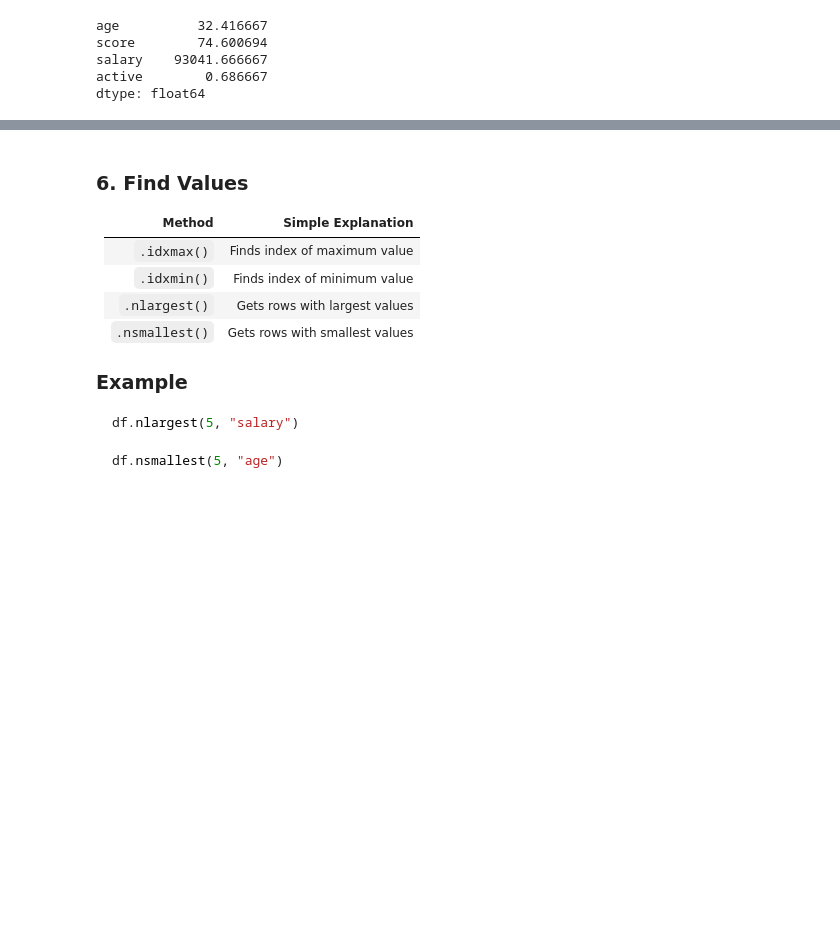
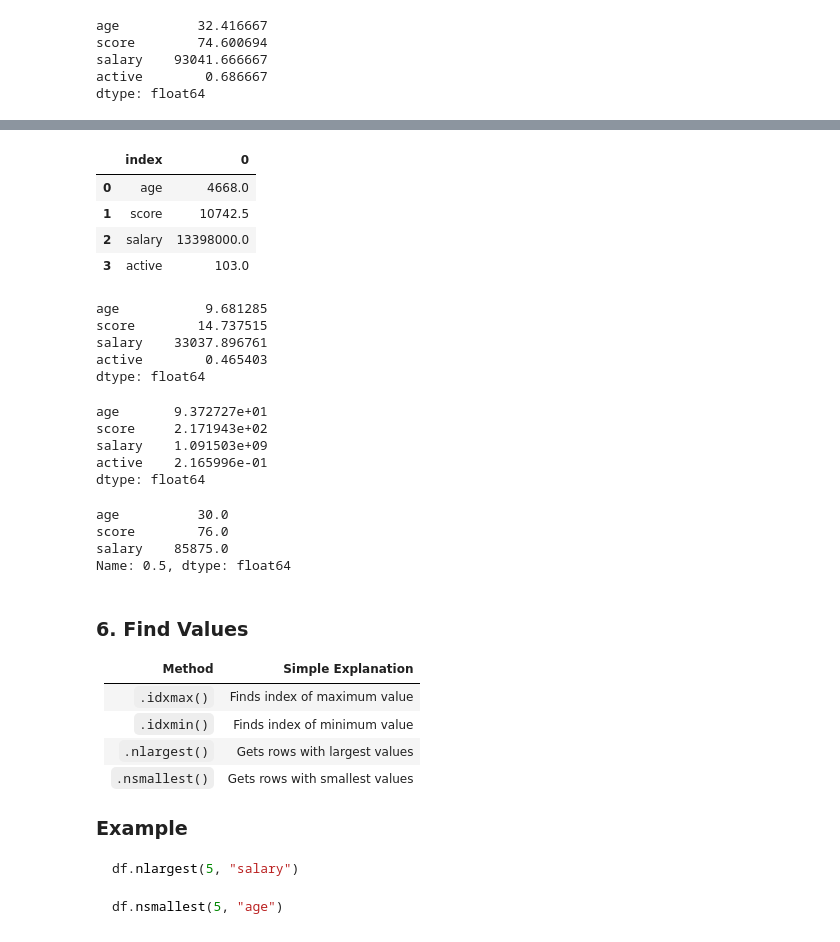
Before and after one commit to zaibgray/pandas, a Jupyter notebook: pandas.ipynb, the cells around one changed output, grey strips where cells are left out. Drawn from its saved outputs; the diff is of its cells as text; code cells hidden in the pictures; blank space fills up the shorter version.

```diff
--- a/pandas.ipynb
+++ b/pandas.ipynb
@@ -2180,3 +2212,39 @@ employees.mode()
+# %%
+# sum()
+employees.sum(numeric_only=True).reset_index()
+# %% [output]
+|  | index | 0 |
+| 0 | age | 4668.0 |
+| 1 | score | 10742.5 |
+| 2 | salary | 13398000.0 |
+| 3 | active | 103.0 |
+# %%
+# std()
+employees.std(numeric_only=True)
+# %% [output]
+age           9.681285
+score        14.737515
+salary    33037.896761
+active        0.465403
+dtype: float64
+# %%
+# var()
+employees.var(numeric_only=True)
+# %% [output]
+age       9.372727e+01
+score     2.171943e+02
+salary    1.091503e+09
+active    2.165996e-01
+dtype: float64
+# %%
+# quantile
+# Selects ONLY true numeric columns (int/float) and calculates quantile
+employees.select_dtypes(include="number").quantile()
+# %% [output]
+age          30.0
+score        76.0
+salary    85875.0
+Name: 0.5, dtype: float64
 # %% [markdown]
 ### 6. Find Values
 
```
Also changed, not shown: parts of 4 cells of this notebook.
